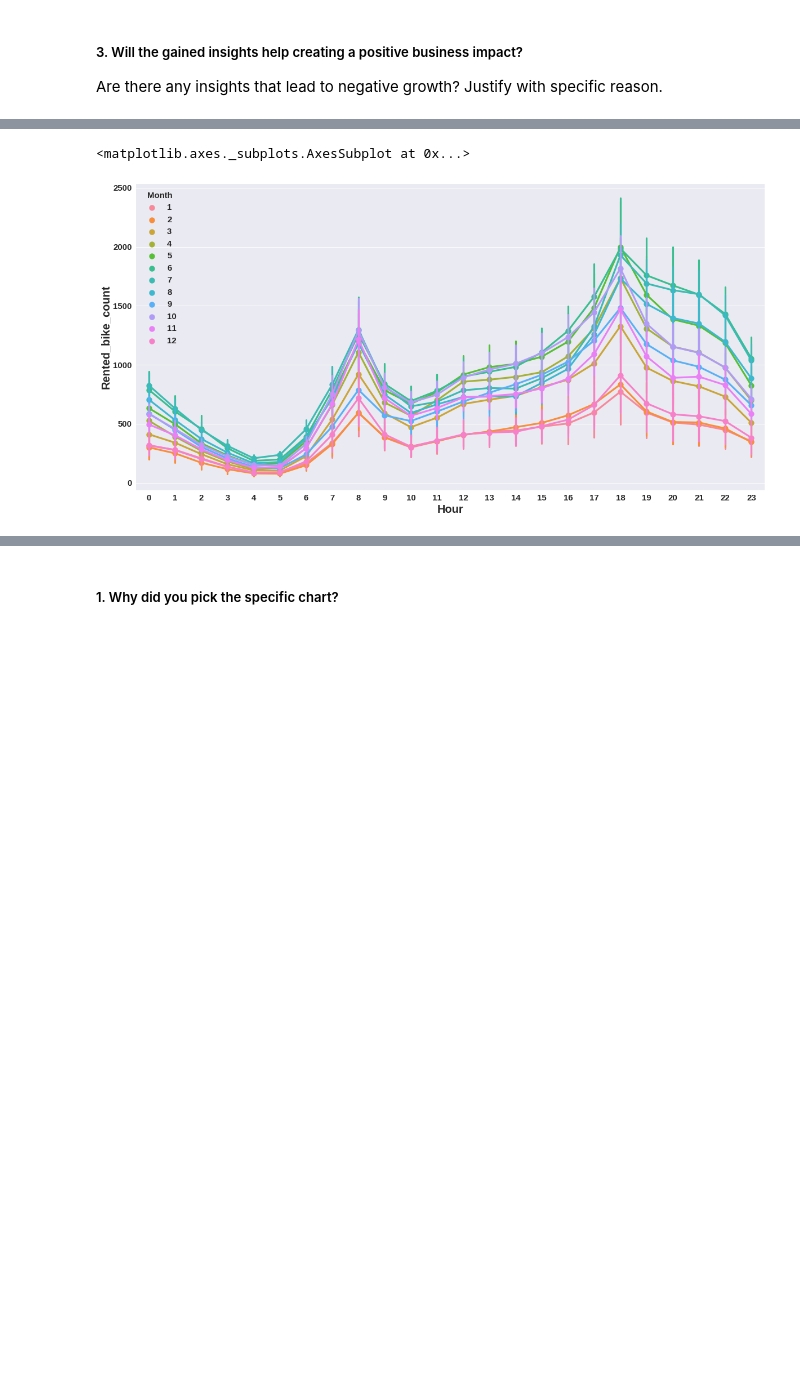
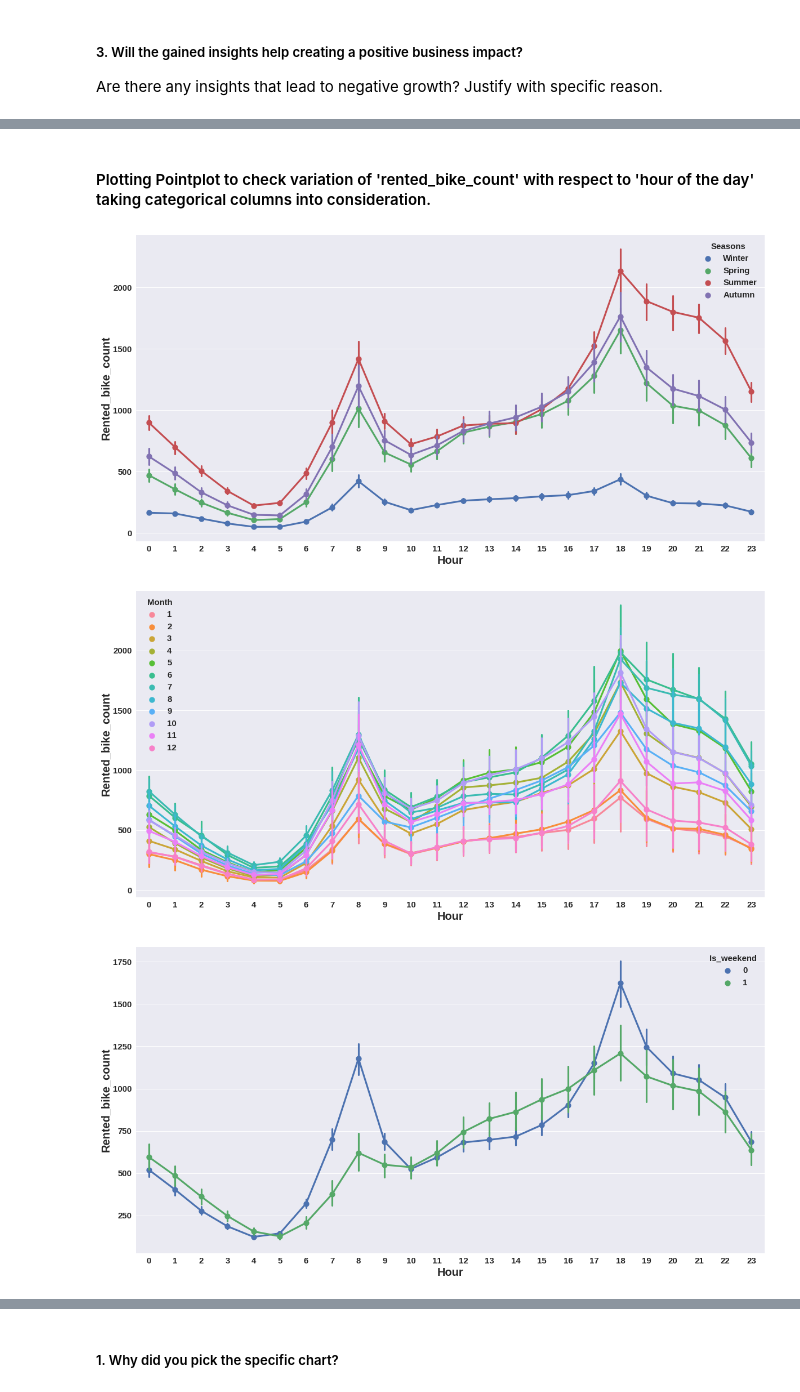
Before and after one commit to 7-sumit/Bike-Sharing-Demand-Prediction, a Jupyter notebook: Bike_Sharing_Demand_Prediction.ipynb, the cells around one changed output, grey strips where cells are left out. Saved outputs shown, nothing was run; the diff lists cells and outputs as text; code cells hidden in the pictures; blank space fills up the shorter version.

```diff
--- a/Bike_Sharing_Demand_Prediction.ipynb
+++ b/Bike_Sharing_Demand_Prediction.ipynb
@@ -422,0 +416,5 @@ sns.pointplot(x=df['Hour'],y=df['Rented_bike_count'],hue=df['Holiday'])
+# %%
+# Plotting regression line between 'Numeric features' and 'Rented_bike_count' to check linearity
+for col in num_features[1:]:
+ plt.figure(figsize=(20,10))
+ sns.regplot(x=df[col],y=df['Rented_bike_count'],line_kws={'color':'black'})
@@ -438,7 +449,11 @@ Answer Here
+# %% [markdown]
+#### Plotting Pointplot to check variation of 'rented_bike_count' with respect to 'hour of the day' taking categorical columns into consideration.
 # %%
 # Chart - 3 visualization code
-plt.figure(figsize=(20,10))
-sns.pointplot(x=df['Hour'],y=df['Rented_bike_count'],hue=df['Month'])
+for col in cat_features:
+ plt.figure(figsize=(20,10))
+ sns.pointplot(x=df['Hour'],y=df['Rented_bike_count'],hue=df[col])
 # %% [output]
-<matplotlib.axes._subplots.AxesSubplot at 0x...>
-[figure, old version]
+[figure, new version]
+[figure, added]
+[figure, added]
```
Also changed, not shown: parts of 38 cells of this notebook.
